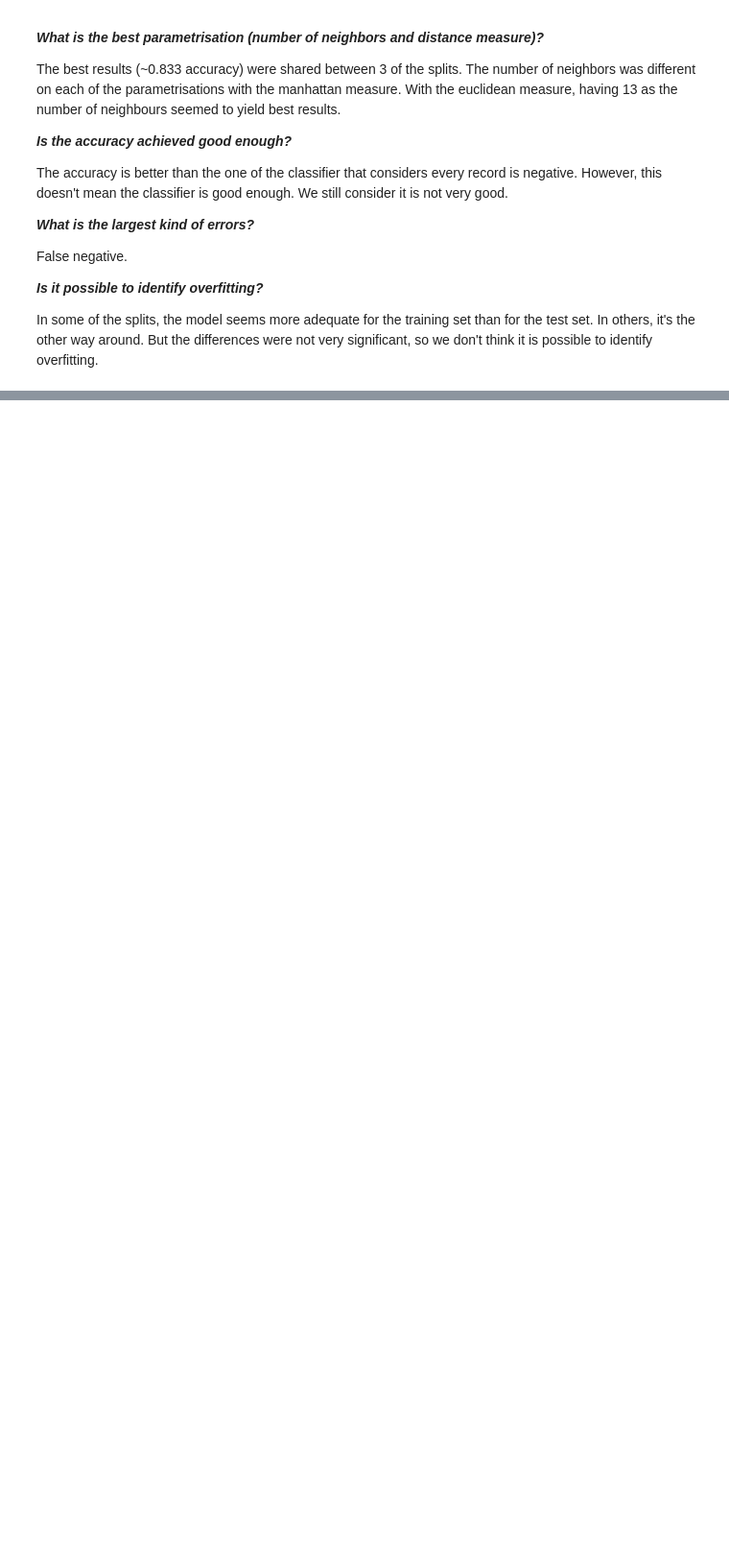
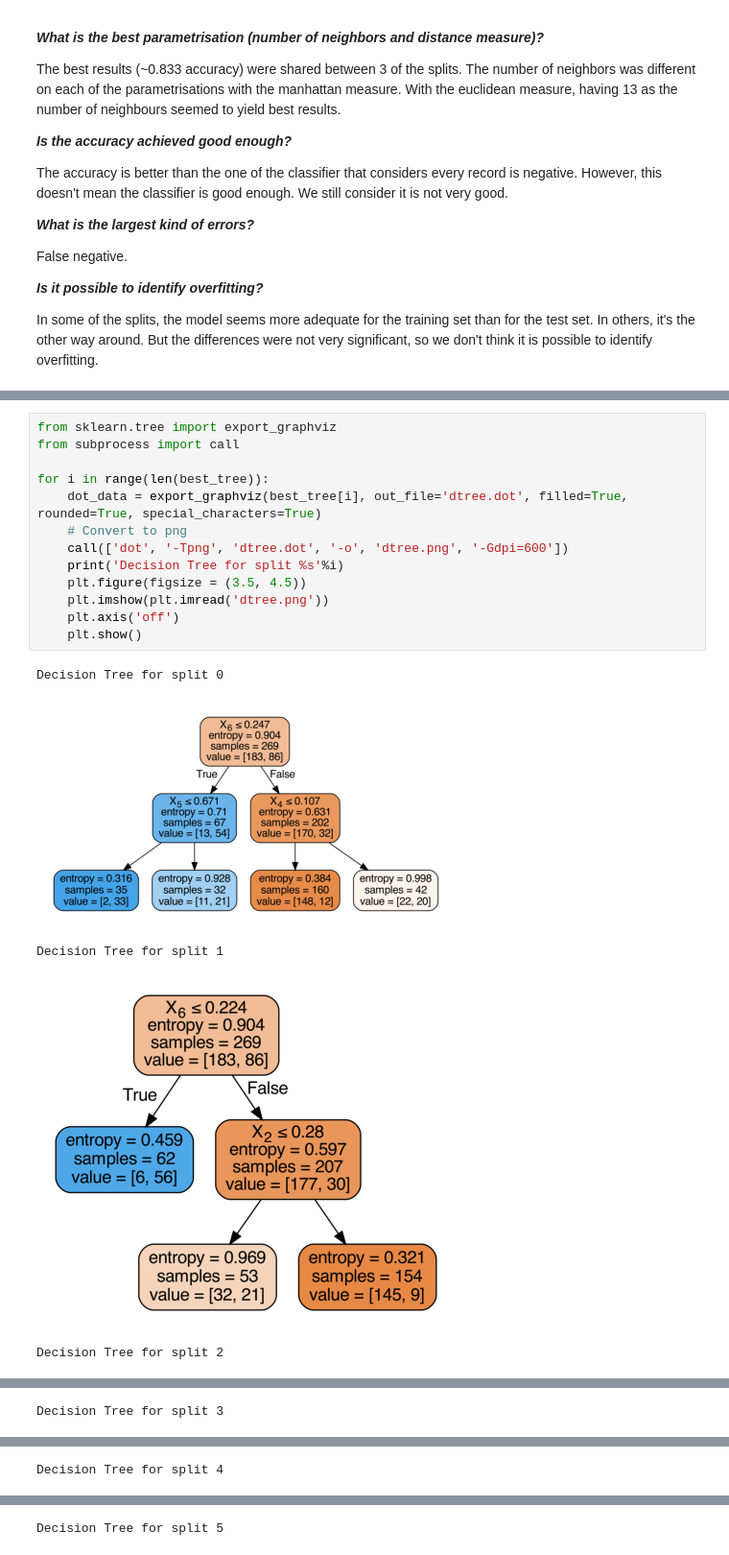
Before and after one commit to filipesousaist/ds_project, a Jupyter notebook: dataset1/3_Classification.ipynb, the cells around one changed output, grey strips where cells are left out. Shown at 96% size. Cells and saved outputs as stored; diff of their text form; blank space fills up the shorter version.

```diff
--- a/dataset1/3_Classification.ipynb
+++ b/dataset1/3_Classification.ipynb
@@ -366,0 +422,19 @@ In some of the splits, the model seems more adequate for the training set than f
+# %%
+from sklearn.tree import export_graphviz
+from subprocess import call
+
+for i in range(len(best_tree)):
+    dot_data = export_graphviz(best_tree[i], out_file='dtree.dot', filled=True, rounded=True, special_characters=True)
+    # Convert to png
+    call(['dot', '-Tpng', 'dtree.dot', '-o', 'dtree.png', '-Gdpi=600'])
+    print('Decision Tree for split %s'%i)
+    plt.figure(figsize = (3.5, 4.5))
+    plt.imshow(plt.imread('dtree.png'))
+    plt.axis('off')
+    plt.show()
+# %% [output]
+Decision Tree for split 0
+[figure, added]
+Decision Tree for split 1
+[figure, added]
+Decision Tree for split 2
@@ -366,0 +442 @@ In some of the splits, the model seems more adequate for the training set than f
+Decision Tree for split 3
@@ -366,0 +444 @@ In some of the splits, the model seems more adequate for the training set than f
+Decision Tree for split 4
@@ -366,0 +446 @@ In some of the splits, the model seems more adequate for the training set than f
+Decision Tree for split 5
```
Also changed, not shown: parts of 14 cells of this notebook, 2 other files.
